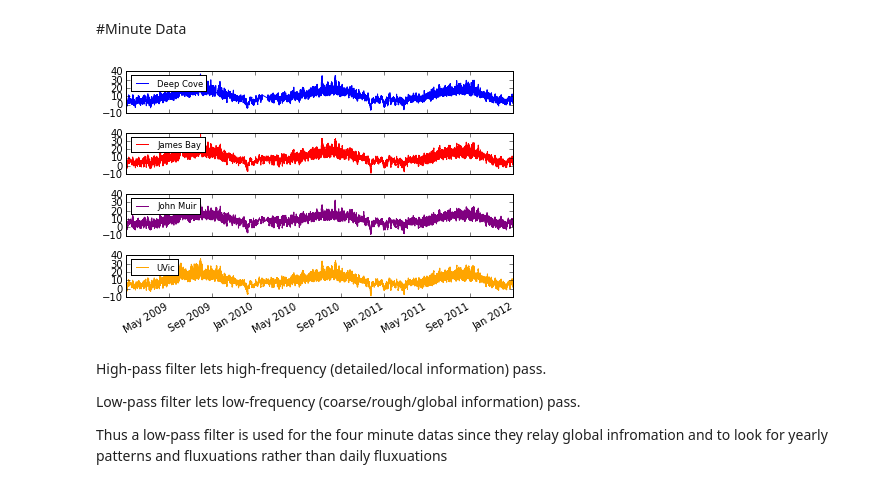
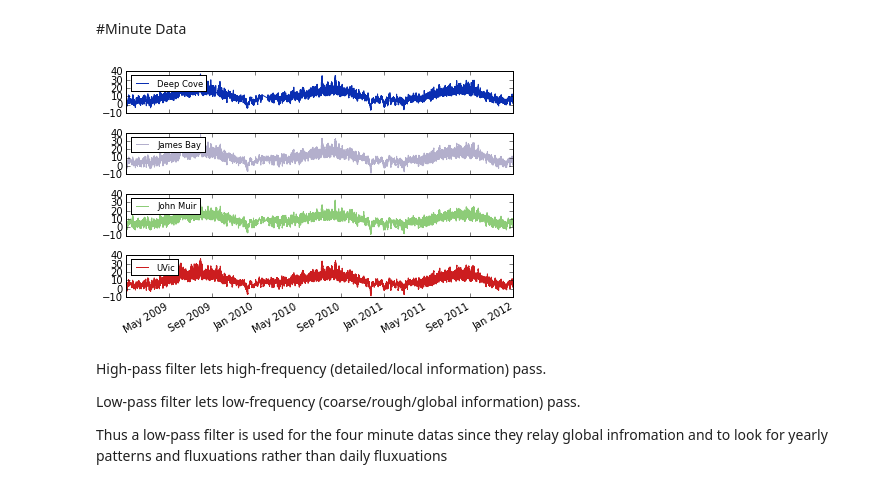
Before and after one commit to ingosh/Phy411Assignments, a Jupyter notebook: Project.ipynb, the cells around one changed output. Drawn from its saved outputs; the diff is of its cells as text; code cells hidden in the pictures.

```diff
--- a/Project.ipynb
+++ b/Project.ipynb
@@ -207,21 +207,22 @@ uv = interp(uv, rmean=False)
 # %%
 fig, (ax1, ax2, ax3, ax4) = plt.subplots(4, sharex=True, sharey=True)#, figsize=(10,5))
 
-ldc = ax1.plot_date(mins, dc, '-b', label='Deep Cove') ; ax1.legend(loc='best', fontsize='small')
-ljb = ax2.plot_date(mins, jb, '-r', label='James Bay') ; ax2.legend(loc='best', fontsize='small')
-ljm = ax3.plot_date(mins, jm, 'purple', label='John Muir') ; ax3.legend(loc='best', fontsize='small')
-luv = ax4.plot_date(mins, uv, 'orange', label='UVic') ; ax4.legend(loc='best', fontsize='small')
+ldc = ax1.plot_date(mins, dc, '#092eb2', label='Deep Cove') ; ax1.legend(loc='best', fontsize='small')
+ljb = ax2.plot_date(mins, jb, '#b3afcc', label='James Bay') ; ax2.legend(loc='best', fontsize='small')
+ljm = ax3.plot_date(mins, jm, '#8dcc78', label='John Muir') ; ax3.legend(loc='best', fontsize='small')
+luv = ax4.plot_date(mins, uv, '#cc1d1f', label='UVic') ; ax4.legend(loc='best', fontsize='small')
+
 
 # Fine-tune figure; make subplots close to each other and hide x ticks for
 # all but bottom plot.
 fig.subplots_adjust(hspace=0)
 plt.setp([a.get_xticklabels() for a in fig.axes[:-1]], visible=False)
 
 fig.autofmt_xdate()
 plt.tight_layout()
 #plt.savefig('figures/min_timeseries.png')
 # %% [output]
-[figure, old version]
+[figure, new version]
 # %% [markdown]
 High-pass filter lets high-frequency (detailed/local information) pass.
 
```
Also changed, not shown: parts of 9 cells of this notebook.
